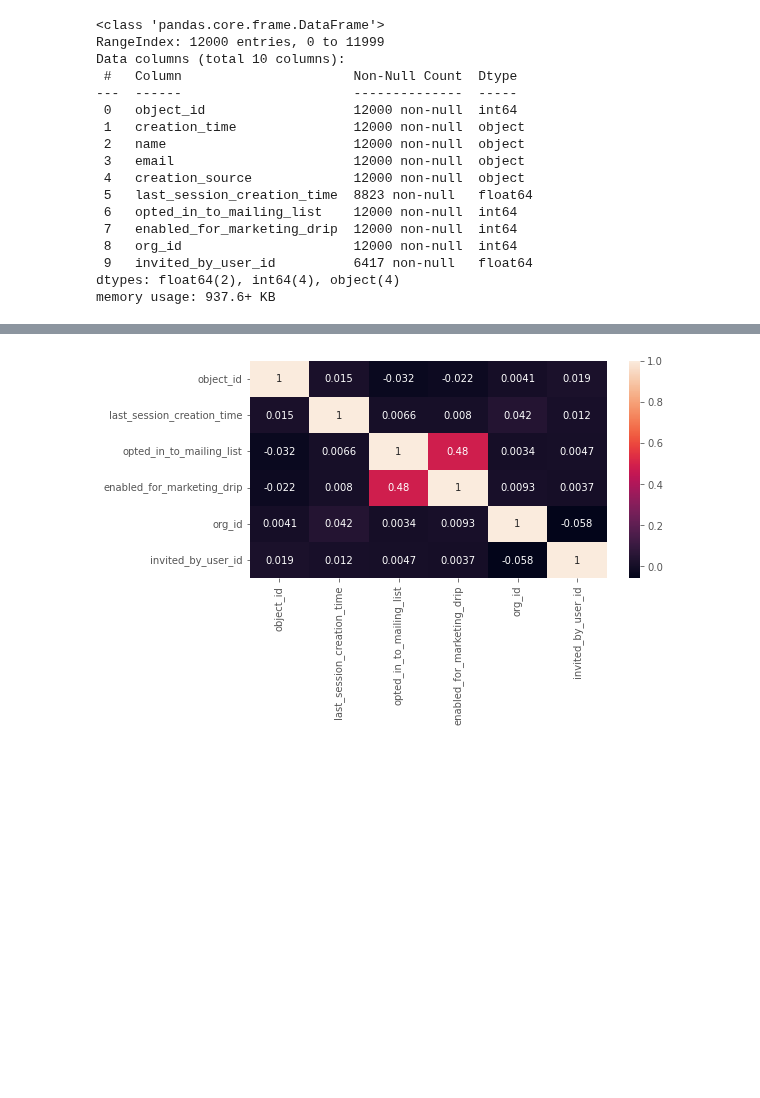
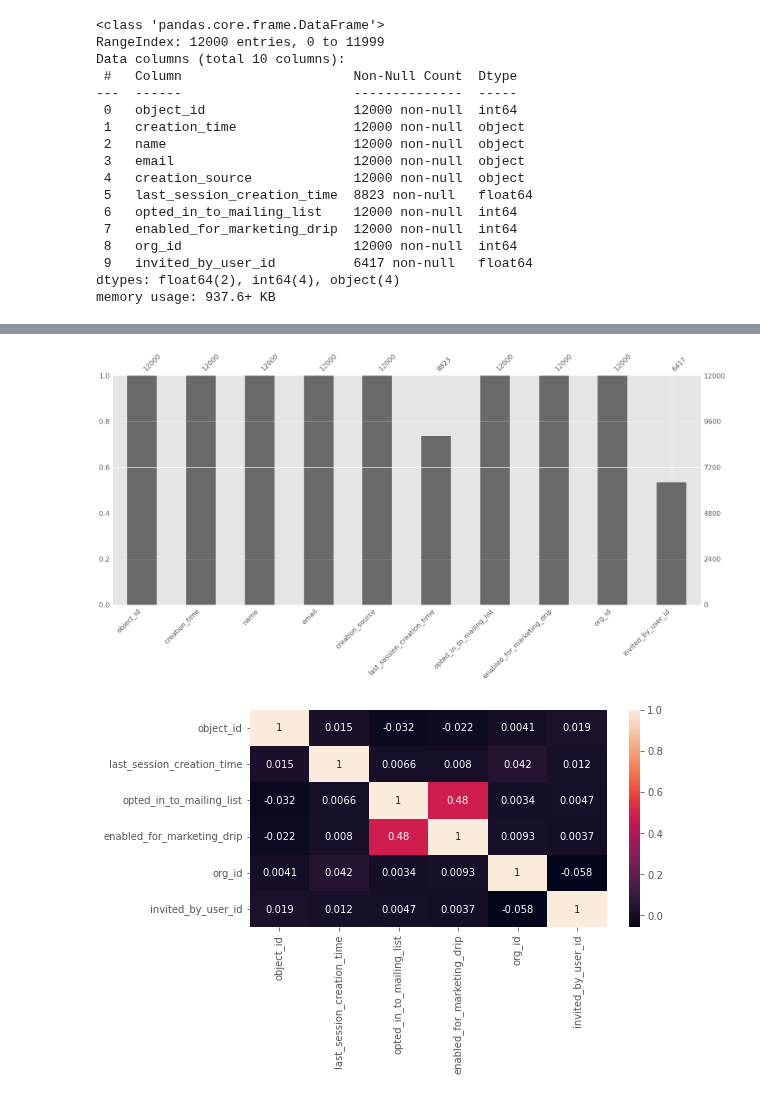
Before and after one commit to Jeyramana/GUVI_Assignments, a Jupyter notebook: Assignment_3/user.ipynb, the cells around one changed output, grey strips where cells are left out. Drawn from its saved outputs; the diff is of its cells as text; code cells hidden in the pictures; blank space fills up the shorter version.

```diff
--- a/Assignment_3/user.ipynb
+++ b/Assignment_3/user.ipynb
@@ -58,6 +63,13 @@ df1.describe()
 | 50% | 6000.50000 | 1.382888e+09 | 0.000000 | 0.000000 | 108.000000 | ... |
 | 75% | 9000.25000 | 1.398443e+09 | 0.000000 | 0.000000 | 238.250000 | ... |
 | max | 12000.00000 | 1.402067e+09 | 1.000000 | 1.000000 | 416.000000 | ... |
+# %%
+plt.figure(figsize=(10, 5))
+# msn.matrix(df1)
+msn.bar(df1) # Missing datas
+plt.show()
+# %% [output]
+[figure, added]
 # %%
 plt.figure(figsize=(8,4))
 sns.heatmap(df1.corr(), annot=True)
```
Also changed, not shown: parts of 10 cells of this notebook, 1 other file.
